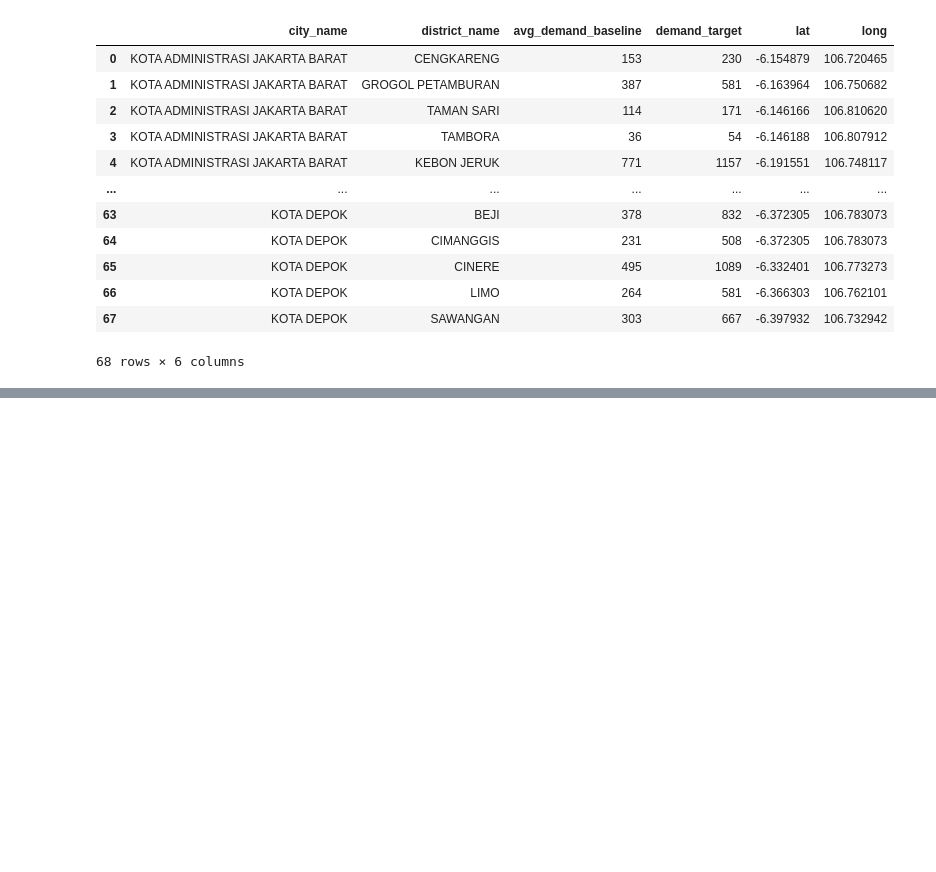
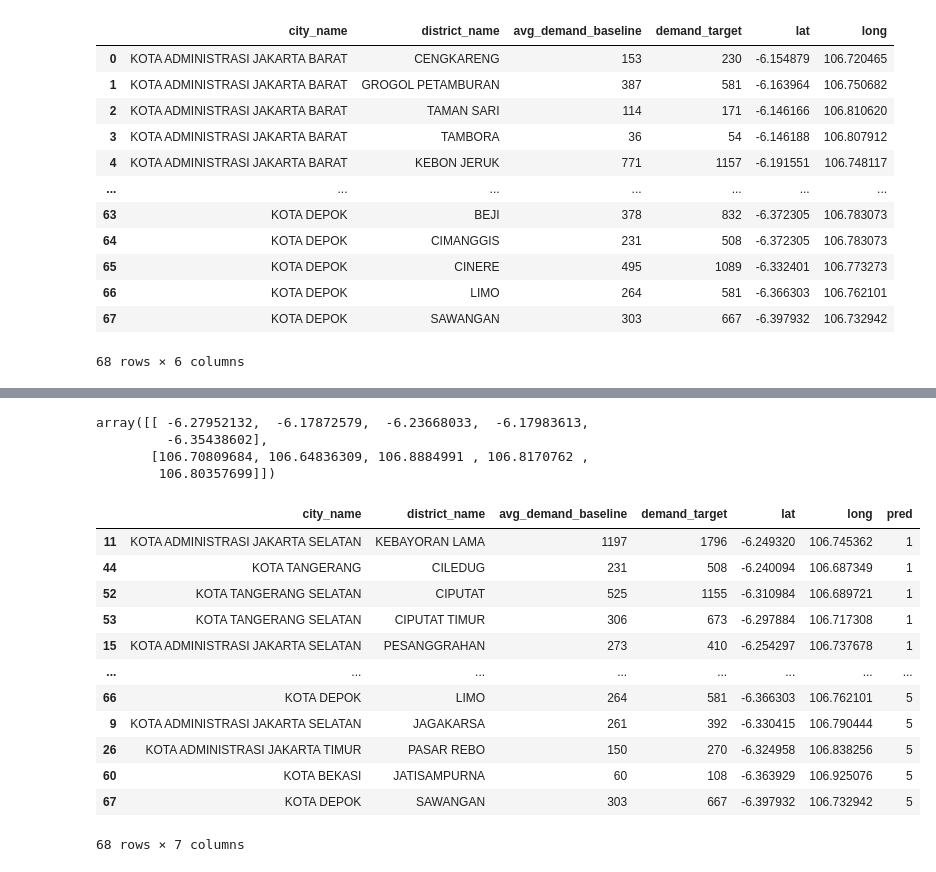
Before and after one commit to hafidabid/clustering-gudang, a Jupyter notebook: lat_lng_only.ipynb, the cells around one changed output, grey strips where cells are left out. Saved outputs shown, nothing was run; the diff lists cells and outputs as text; code cells hidden in the pictures; blank space fills up the shorter version.

```diff
--- a/lat_lng_only.ipynb
+++ b/lat_lng_only.ipynb
@@ -129,4 +81,0 @@ print(clusters)
-# %%
-y_km = km.fit_predict(unscaled_dataset)
-dataset = dataset.assign(pred=y_km)
-dataset[dataset['pred']==0]
@@ -181,0 +99,32 @@ for i in range(6):
+# %%
+km.centroids
+# %% [output]
+array([[ -6.27952132,  -6.17872579,  -6.23668033,  -6.17983613,
+         -6.35438602],
+       [106.70809684, 106.64836309, 106.8884991 , 106.8170762 ,
+        106.80357699]])
+# %%
+y_km = km.predict()
+#assign y pred to dataset
+pred_result = [0 for i in range(dataset.shape[0])]
+for prediction in y_km[0].keys():
+    for d in y_km[0][prediction]:
+        idx = dataset[(dataset["lat"]==d[0]) & (dataset["long"]==d[1])].index.tolist()
+        for id in idx:
+            pred_result[id] = prediction
+dataset = dataset.assign(pred=pred_result)
+dataset.sort_values("pred")
+# %% [output]
+|  | city_name | district_name | avg_demand_baseline | demand_target | lat | long | pred |
+| 11 | KOTA ADMINISTRASI JAKARTA SELATAN | KEBAYORAN LAMA | 1197 | 1796 | -6.249320 | 106.745362 | 1 |
+| 44 | KOTA TANGERANG | CILEDUG | 231 | 508 | -6.240094 | 106.687349 | 1 |
+| 52 | KOTA TANGERANG SELATAN | CIPUTAT | 525 | 1155 | -6.310984 | 106.689721 | 1 |
+| 53 | KOTA TANGERANG SELATAN | CIPUTAT TIMUR | 306 | 673 | -6.297884 | 106.717308 | 1 |
+| 15 | KOTA ADMINISTRASI JAKARTA SELATAN | PESANGGRAHAN | 273 | 410 | -6.254297 | 106.737678 | 1 |
+| ... | ... | ... | ... | ... | ... | ... | ... |
+| 66 | KOTA DEPOK | LIMO | 264 | 581 | -6.366303 | 106.762101 | 5 |
+| 9 | KOTA ADMINISTRASI JAKARTA SELATAN | JAGAKARSA | 261 | 392 | -6.330415 | 106.790444 | 5 |
+| 26 | KOTA ADMINISTRASI JAKARTA TIMUR | PASAR REBO | 150 | 270 | -6.324958 | 106.838256 | 5 |
+| 60 | KOTA BEKASI | JATISAMPURNA | 60 | 108 | -6.363929 | 106.925076 | 5 |
+| 67 | KOTA DEPOK | SAWANGAN | 303 | 667 | -6.397932 | 106.732942 | 5 |
+68 rows × 7 columns
```
Also changed, not shown: parts of 12 cells of this notebook, 3 other files.
